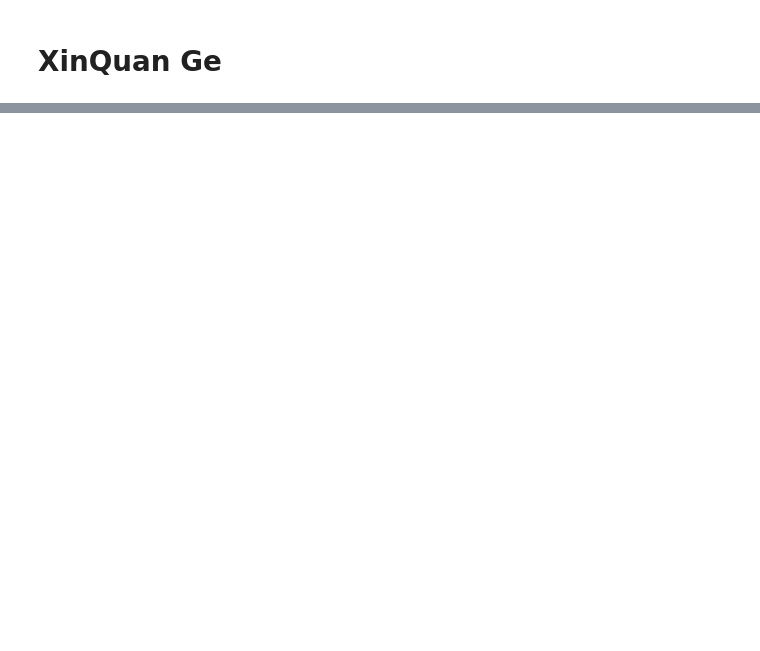
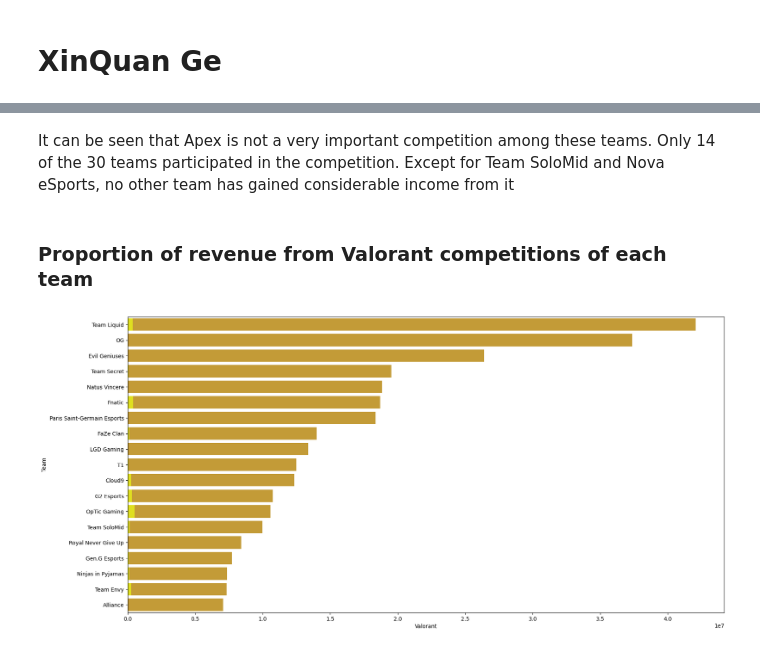
Before and after one commit to ubco-W2022T1-cosc301/project-group08, a Jupyter notebook: notebooks/analysis2.ipynb, the cells around one changed output, grey strips where cells are left out. Saved outputs shown, nothing was run; the diff lists cells and outputs as text; code cells hidden in the pictures; blank space fills up the shorter version.

```diff
--- a/notebooks/analysis2.ipynb
+++ b/notebooks/analysis2.ipynb
@@ -59,0 +83,13 @@ win_by_player
+# %% [markdown]
+It can be seen that Apex is not a very important competition among these teams. Only 14 of the 30 teams participated in the competition. Except for Team SoloMid and Nova eSports, no other team has gained considerable income from it
+# %% [markdown]
+### Proportion of revenue from Valorant competitions of each team
+# %%
+df_Valorant=df_hot[["Team","prize money","Valorant"]]
+df_Valorant=df_Valorant[df_Valorant["Valorant"]>=0]
+df_Valorant
+bar1=sns.barplot(data=df_Valorant,y="Team",x="prize money",color='goldenrod')
+bar2=sns.barplot(data=df_Valorant,y="Team",x="Valorant",color='Yellow')
+plt.gcf().set_size_inches(20,10)
+# %% [output]
+[figure, added]
```
Also changed, not shown: parts of 45 cells of this notebook, 1 other file.
